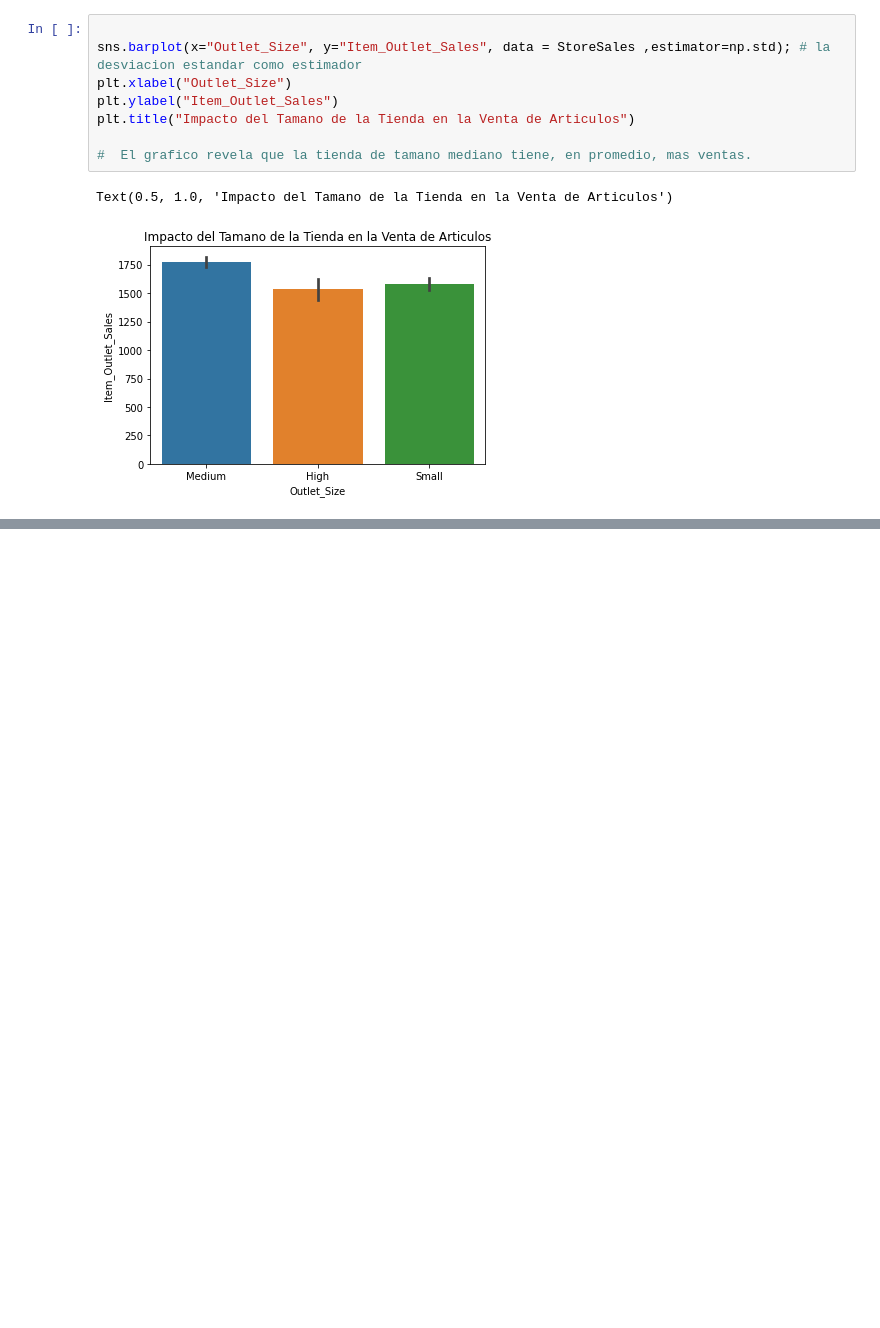
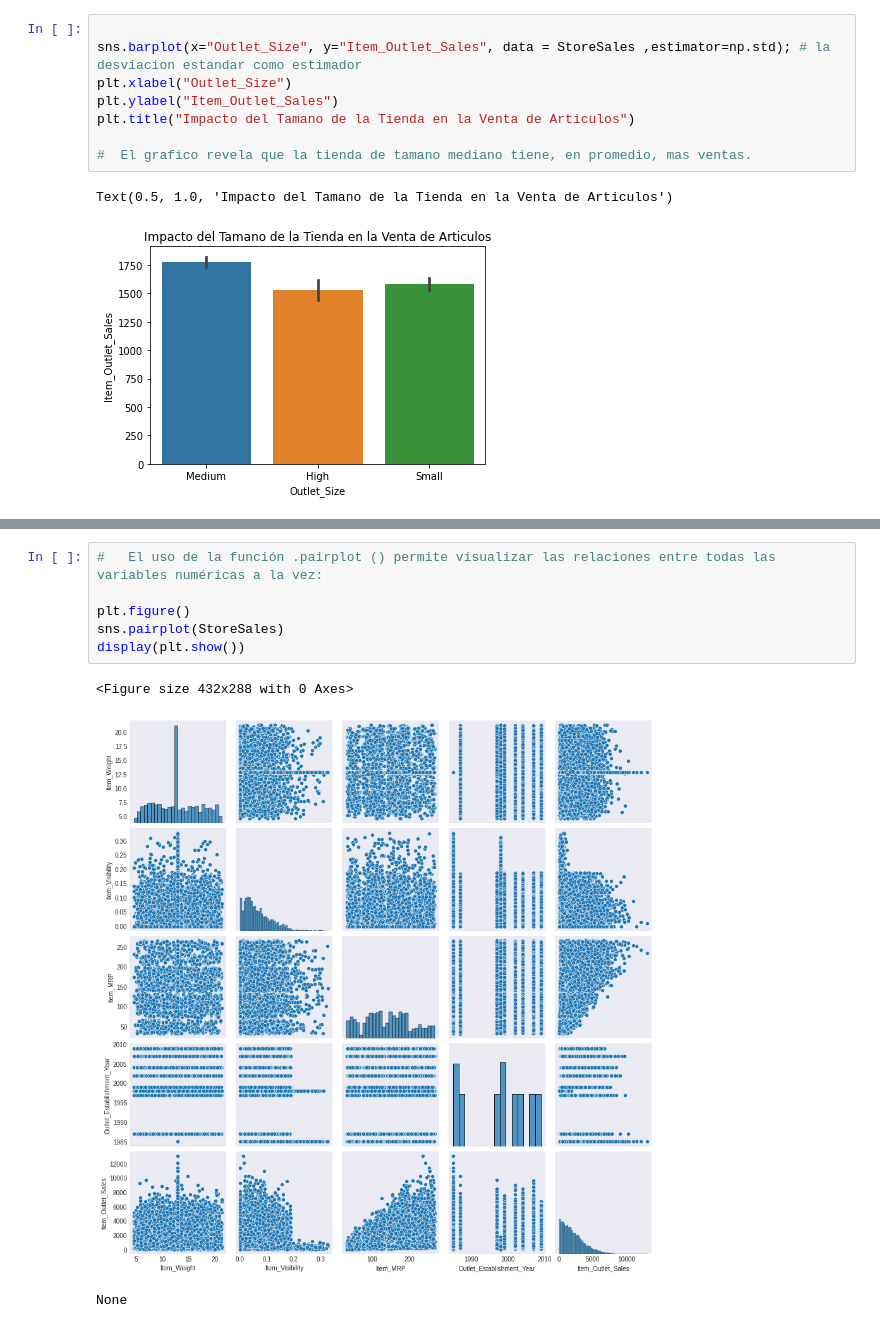
Before and after one commit to oscarastuaq/How_Common_is_Your_-Birthday-, a Jupyter notebook: Proyecto_1.ipynb, the cells around one changed output, grey strips where cells are left out. Saved outputs shown, nothing was run; the diff lists cells and outputs as text; blank space fills up the shorter version.

```diff
--- a/Proyecto_1.ipynb
+++ b/Proyecto_1.ipynb
@@ -425,0 +476,10 @@ plt.show()
+# %%
+#   El uso de la función .pairplot () permite visualizar las relaciones entre todas las variables numéricas a la vez:
+
+plt.figure()
+sns.pairplot(StoreSales)
+display(plt.show())
+# %% [output]
+<Figure size 432x288 with 0 Axes>
+[figure, added]
+None
```
Also changed, not shown: parts of 22 cells of this notebook.
